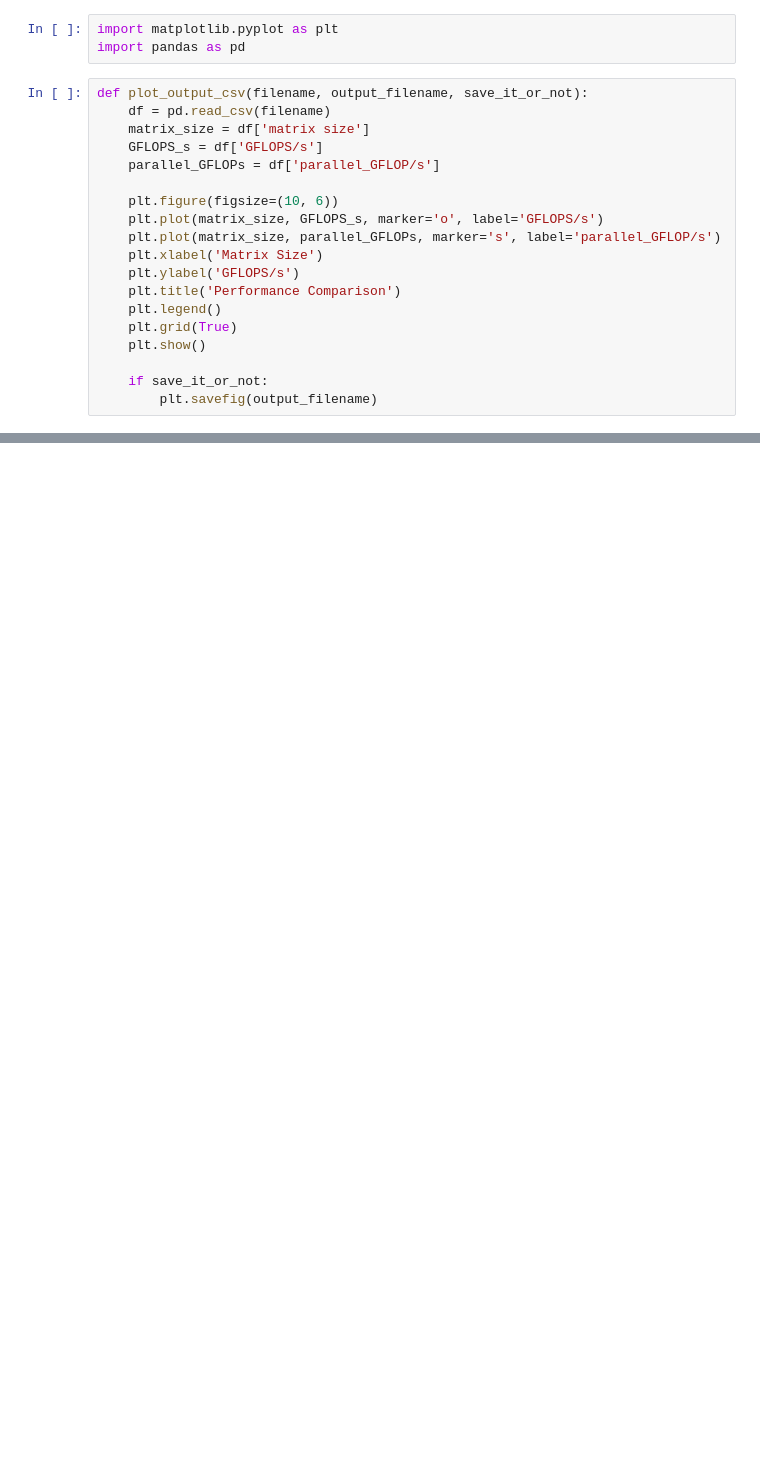
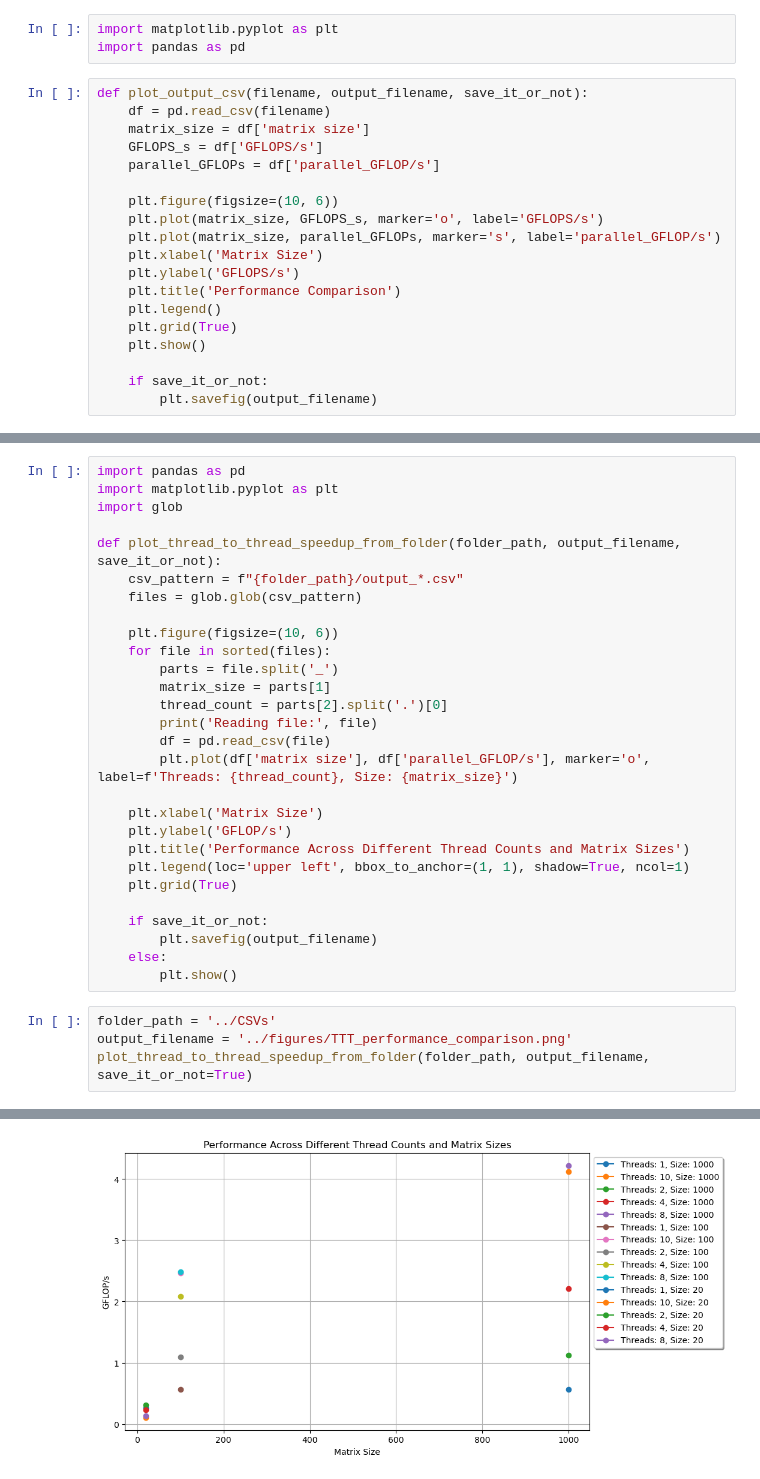
Before and after one commit to cmse822/project-4-openmp-intro-team1, a Jupyter notebook: plotting/plot_MMM_output.ipynb, the cells around one changed output, grey strips where cells are left out. Cells and saved outputs as stored; diff of their text form; blank space fills up the shorter version.

```diff
--- a/plotting/plot_MMM_output.ipynb
+++ b/plotting/plot_MMM_output.ipynb
@@ -27,0 +33,33 @@ plot_output_csv('../CSVs/MMM_output_openmp.csv', '../figures/MMM_output_openmp.p
+# %%
+import pandas as pd
+import matplotlib.pyplot as plt
+import glob
+
+def plot_thread_to_thread_speedup_from_folder(folder_path, output_filename, save_it_or_not):
+    csv_pattern = f"{folder_path}/output_*.csv"
+    files = glob.glob(csv_pattern)
+
+    plt.figure(figsize=(10, 6))
+    for file in sorted(files):
+        parts = file.split('_')
+        matrix_size = parts[1]
+        thread_count = parts[2].split('.')[0]
+        print('Reading file:', file)
+        df = pd.read_csv(file)
+        plt.plot(df['matrix size'], df['parallel_GFLOP/s'], marker='o', label=f'Threads: {thread_count}, Size: {matrix_size}')
+
+    plt.xlabel('Matrix Size')
+    plt.ylabel('GFLOP/s')
+    plt.title('Performance Across Different Thread Counts and Matrix Sizes')
+    plt.legend(loc='upper left', bbox_to_anchor=(1, 1), shadow=True, ncol=1)
+    plt.grid(True)
+
+    if save_it_or_not:
+        plt.savefig(output_filename)
+    else:
+        plt.show()
+# %%
+folder_path = '../CSVs'
+output_filename = '../figures/TTT_performance_comparison.png'
+plot_thread_to_thread_speedup_from_folder(folder_path, output_filename, save_it_or_not=True)
+# %% [output]
@@ -27,0 +81 @@ plot_output_csv('../CSVs/MMM_output_openmp.csv', '../figures/MMM_output_openmp.p
+[figure, added]
```
Also changed, not shown: parts of 5 cells of this notebook, 7 other files.
